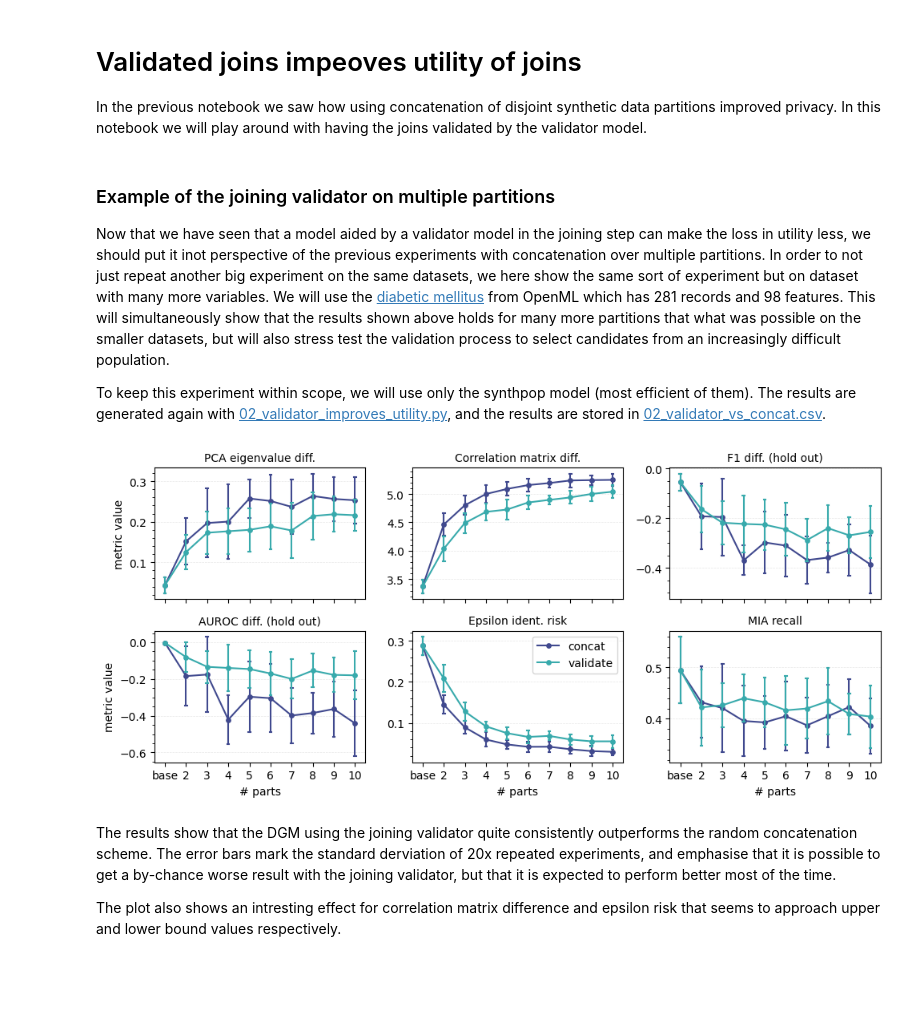
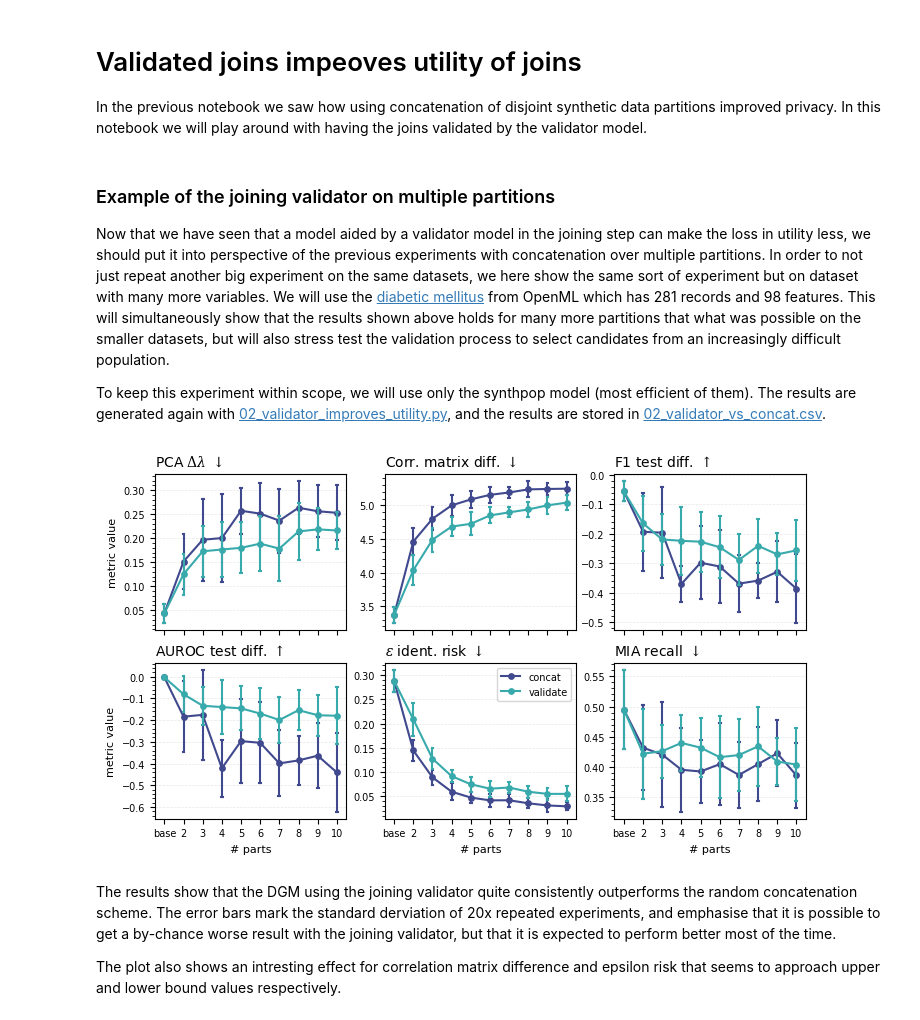
Before and after one commit to notna07/disjoint-synthetic-data-generation, a Jupyter notebook: 02_validated_joins.ipynb, the cells around one changed output. Cells and saved outputs as stored; diff of their text form; code cells hidden in the pictures; blank space fills up the shorter version.

Commit message:
docs: update plots

```diff
--- a/02_validated_joins.ipynb
+++ b/02_validated_joins.ipynb
@@ -5,6 +5,6 @@ In the previous notebook we saw how using concatenation of disjoint synthetic da
 # %% [markdown]
 ### Example of the joining validator on multiple partitions
 
-Now that we have seen that a model aided by a validator model in the joining step can make the loss in utility less, we should put it inot perspective of the previous experiments with concatenation over multiple partitions. In order to not just repeat another big experiment on the same datasets, we here show the same sort of experiment but on dataset with many more variables. We will use the [diabetic mellitus](https://www.openml.org/search?type=data\&status=active\&id=41430) from OpenML which has 281 records and 98 features. This will simultaneously show that the results shown above holds for many more partitions that what was possible on the smaller datasets, but will also stress test the validation process to select candidates from an increasingly difficult population.
+Now that we have seen that a model aided by a validator model in the joining step can make the loss in utility less, we should put it into perspective of the previous experiments with concatenation over multiple partitions. In order to not just repeat another big experiment on the same datasets, we here show the same sort of experiment but on dataset with many more variables. We will use the [diabetic mellitus](https://www.openml.org/search?type=data\&status=active\&id=41430) from OpenML which has 281 records and 98 features. This will simultaneously show that the results shown above holds for many more partitions that what was possible on the smaller datasets, but will also stress test the validation process to select candidates from an increasingly difficult population.
 
 To keep this experiment within scope, we will use only the synthpop model (most efficient of them). The results are generated again with [02_validator_improves_utility.py](experiments/auxiliaries/02_validator_improves_utility.py), and the results are stored in [02_validator_vs_concat.csv](experiments/results/02_validator_vs_concat.csv).
@@ -54,19 +13,21 @@ def concat_adapt_comparison_figure(results, model, dataset, metrics, return_flag
 # %%
+import pandas as pd
+from experiments.auxiliaries.plotting import figure4_joining_method_metric_vs_partitions
+
 results = pd.read_csv('experiments/results/02_validator_vs_concat.csv')
 
 metrics = {
-    "pca_eigval_diff" : "PCA eigenvalue diff.",
-    "corr_mat_diff": "Correlation matrix diff.",
-    # "avg_h_dist": "Avg. Hellinger dist.",
-    "avg_F1_diff_hout": "F1 diff. (hold out)",
-    "auroc": "AUROC diff. (hold out)",
-    "eps_identif_risk": "Epsilon ident. risk",
-    "mia_recall": "MIA recall",
+    "pca_eigval_diff" : r"PCA $\Delta\lambda$ $\downarrow$",
+    "corr_mat_diff": r"Corr. matrix diff. $\downarrow$",
+    "avg_F1_diff_hout": r"F1 test diff. $\uparrow$",
+    "auroc": r"AUROC test diff. $\uparrow$",
+    "eps_identif_risk": r"$\varepsilon$ ident. risk $\downarrow$",
+    "mia_recall": r"MIA recall $\downarrow$",
 }
 
-fig = concat_adapt_comparison_figure(results, 'datasynthesizer', 'dm', metrics, return_flag=False)
+fig = figure4_joining_method_metric_vs_partitions(results, 'datasynthesizer', 'dm', metrics, return_flag=False)
 # %% [output]
-[figure, old version]
+[figure, new version]
 # %% [markdown]
 The results show that the DGM using the joining validator quite consistently outperforms the random concatenation scheme. The error bars mark the standard derviation of 20x repeated experiments, and emphasise that it is possible to get a by-chance worse result with the joining validator, but that it is expected to perform better most of the time.
 
```
Also changed, not shown: parts of 15 cells of this notebook, 2 other files.
